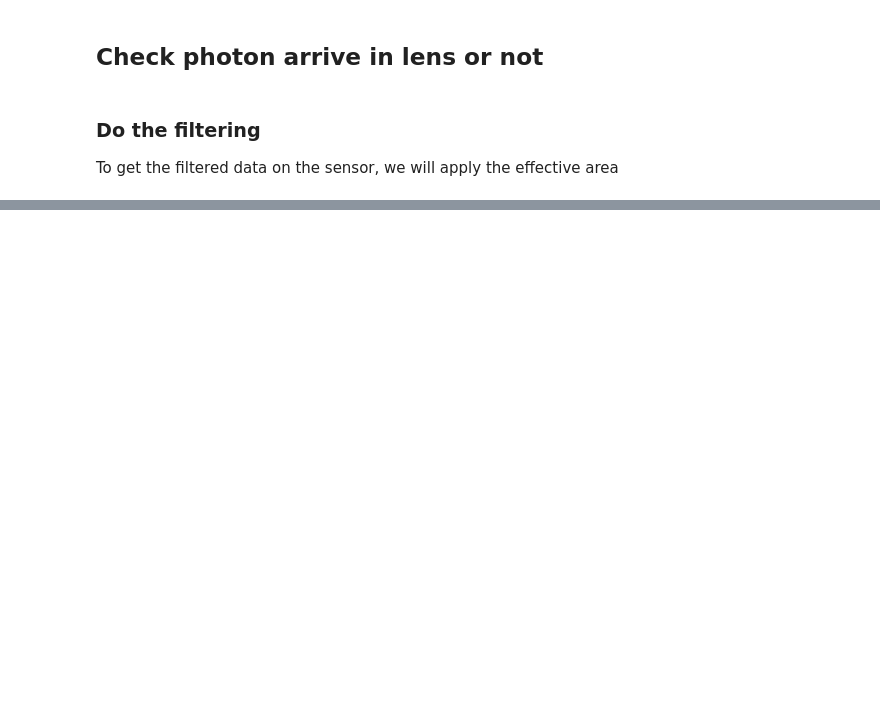
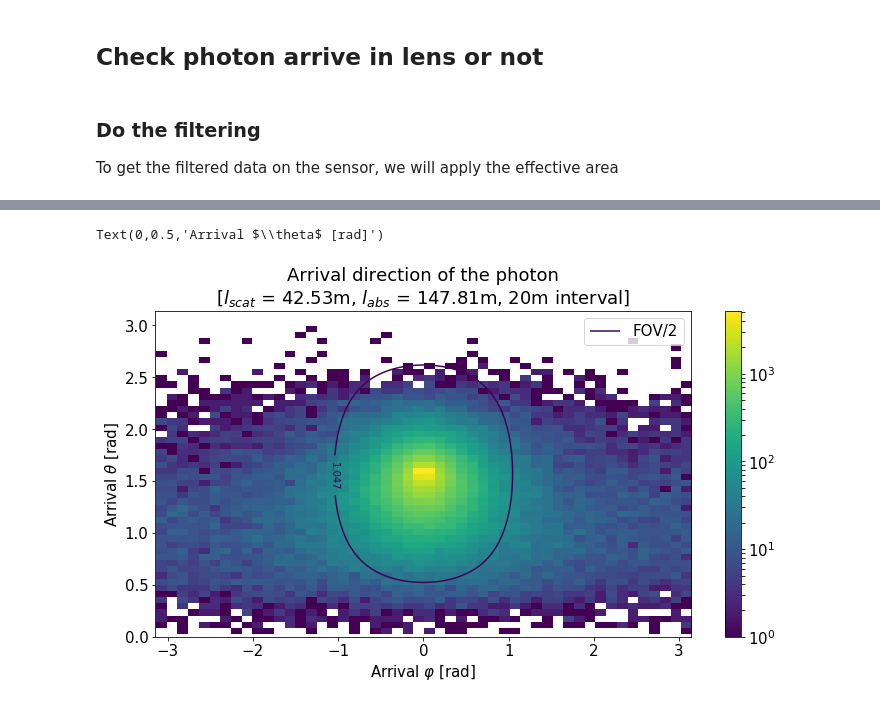
Before and after one commit to heiwais25/cameraSim, a Jupyter notebook: cameraAnalysis/draw_photon.ipynb, the cells around one changed output, grey strips where cells are left out. Saved outputs shown, nothing was run; the diff lists cells and outputs as text; code cells hidden in the pictures; blank space fills up the shorter version.

```diff
--- a/cameraAnalysis/draw_photon.ipynb
+++ b/cameraAnalysis/draw_photon.ipynb
@@ -85,0 +121,36 @@ Text(0.5,1,'Photons on the lens[20m interval]')
+# %%
+wv = 405 #[nm]
+# %%
+new_momentum, new_direction = pass_pressure_vessel(direction, momentum, refractive_index_ice(wv))
+# %%
+refracted_filter = get_sensor_filter(new_direction, new_momentum, camera_pos_sphe, camera_lens_rad=camera_lens_rad, )
+# %%
+new_filtered_momentum = new_momentum[refracted_filter]
+# %%
+# mode == 1 : show total photon momentum, mode == 2 : apply filter
+mode = 1
+
+fig, ax = plt.subplots(figsize=(12, 6))
+# CS = plt.contour(test_angle.reshape(100, 100), levels = [half_opening_angle], extent=[-np.pi, np.pi, 0, np.pi])
+CS = plt.contour(test_angle.reshape(100, 100).T, levels = [half_opening_angle], extent=[-np.pi, np.pi, 0, np.pi])
+CS.collections[0].set_label("FOV/2")
+
+plt.clabel(CS, inline=1, fontsize=10)
+if mode == 1:
+    h = plt.hist2d(momentum[:,0], momentum[:,1], bins=50, norm=LogNorm());
+    plt.title('Arrival direction of the photon\n[$l_{scat}$ = %.2fm, $l_{abs}$ = %.2fm, 20m interval]'
+          % (scattering_length, absorption_length))
+else:
+    h = plt.hist2d(new_filtered_momentum[:,0], new_filtered_momentum[:,1], bins=50, norm=LogNorm());
+    plt.title('Arrival direction of the photon(on lens area)\n[$l_{scat}$ = %.2fm, $l_{abs}$ = %.2fm, 20m interval]'
+          % (scattering_length, absorption_length))
+
+plt.colorbar(h[3])
+plt.legend()
+plt.xlim([-np.pi, np.pi])
+plt.ylim([0, np.pi])
+plt.xlabel("Arrival %s [rad]" % (r'$\varphi$'))
+plt.ylabel("Arrival %s [rad]" % (r'$\theta$'))
+# %% [output]
+Text(0,0.5,'Arrival $\\theta$ [rad]')
+[figure, added]
```
Also changed, not shown: parts of 8 cells of this notebook, 4 other files.
